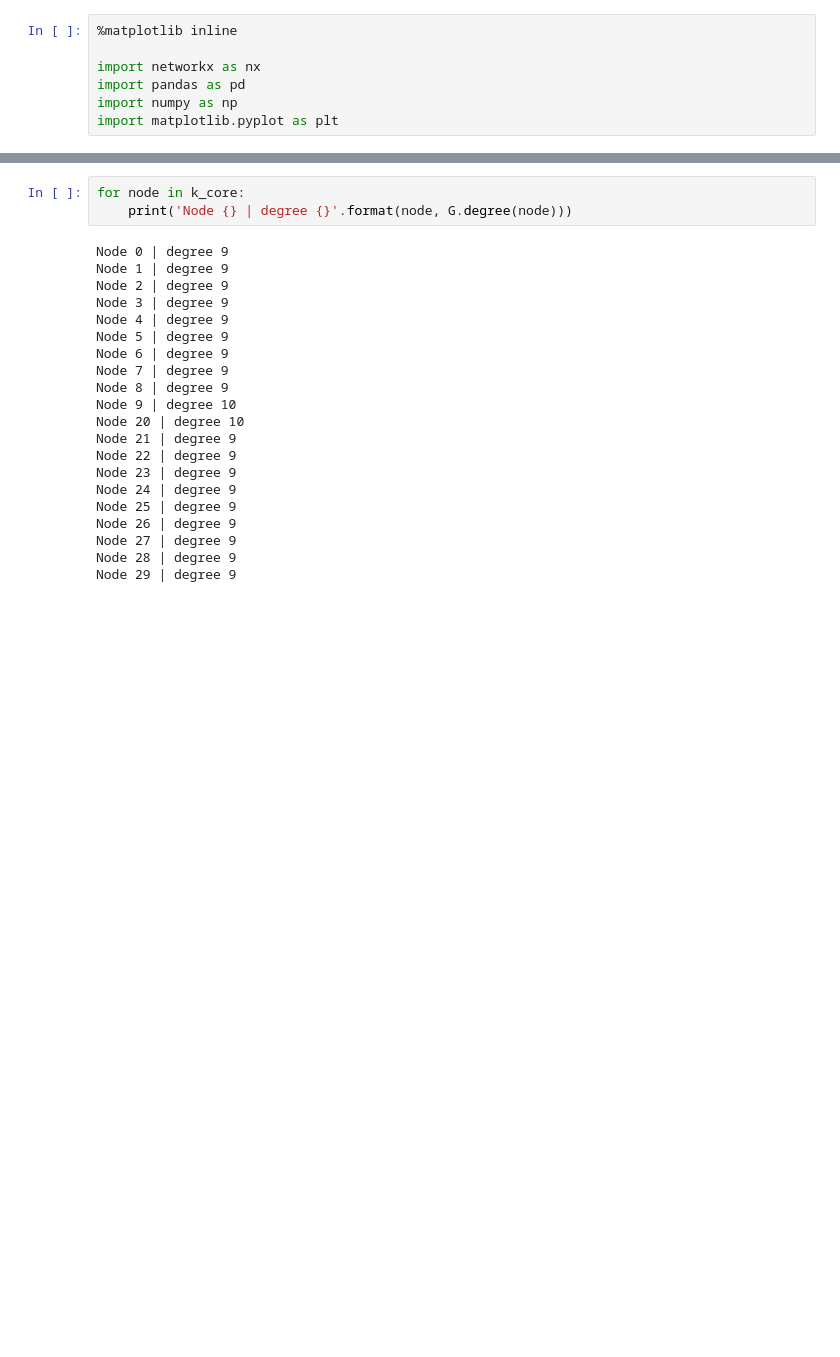
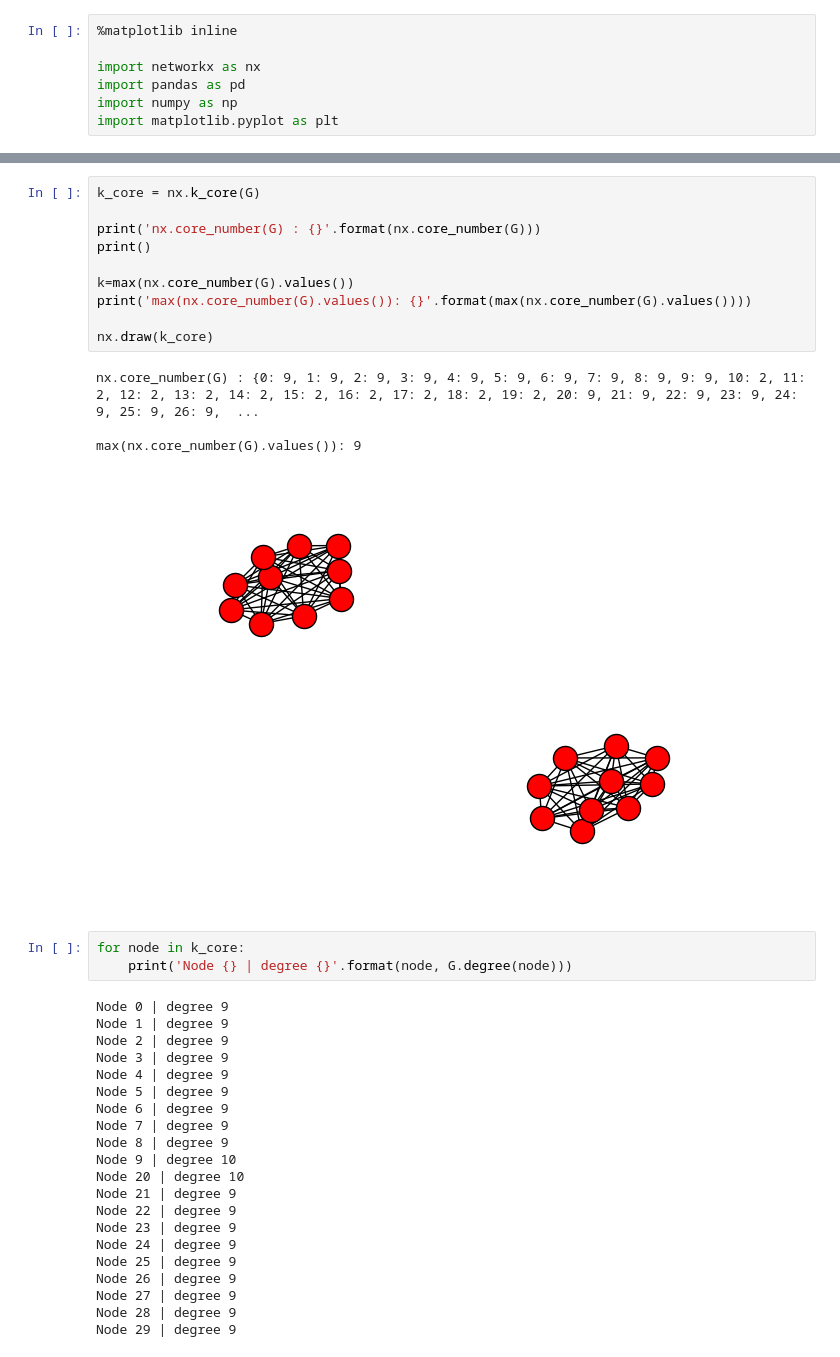
Before and after one commit to GCantergiani/centrality-measure-lth-model, a Jupyter notebook: notebooks/testing/0.1-gcantergiani-testing-cores.ipynb, the cells around one changed output, grey strips where cells are left out. Cells and saved outputs as stored; diff of their text form; blank space fills up the shorter version.

```diff
--- a/notebooks/testing/0.1-gcantergiani-testing-cores.ipynb
+++ b/notebooks/testing/0.1-gcantergiani-testing-cores.ipynb
@@ -29,3 +42,18 @@ nx.draw(k_core)
+# %%
+k_core = nx.k_core(G)
+
+print('nx.core_number(G) : {}'.format(nx.core_number(G)))
+print()
+
+k=max(nx.core_number(G).values())
+print('max(nx.core_number(G).values()): {}'.format(max(nx.core_number(G).values())))
+
+nx.draw(k_core)
+# %% [output]
+nx.core_number(G) : {0: 9, 1: 9, 2: 9, 3: 9, 4: 9, 5: 9, 6: 9, 7: 9, 8: 9, 9: 9, 10: 2, 11: 2, 12: 2, 13: 2, 14: 2, 15: 2, 16: 2, 17: 2, 18: 2, 19: 2, 20: 9, 21: 9, 22: 9, 23: 9, 24: 9, 25: 9, 26: 9,  ...
+
+max(nx.core_number(G).values()): 9
+[figure, added]
 # %%
 for node in k_core:
     print('Node {} | degree {}'.format(node, G.degree(node)))
```
Also changed, not shown: parts of 10 cells of this notebook.
